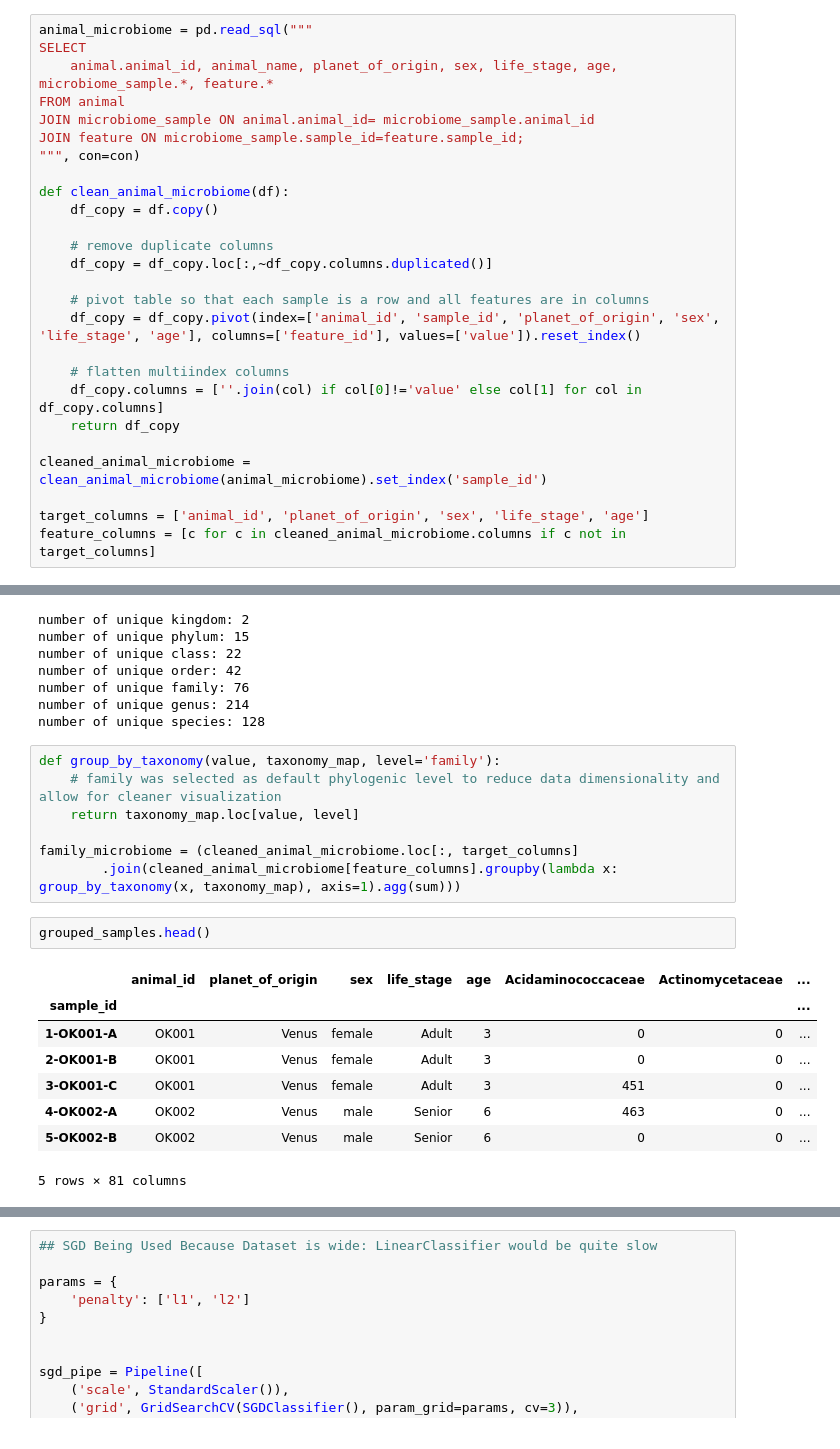
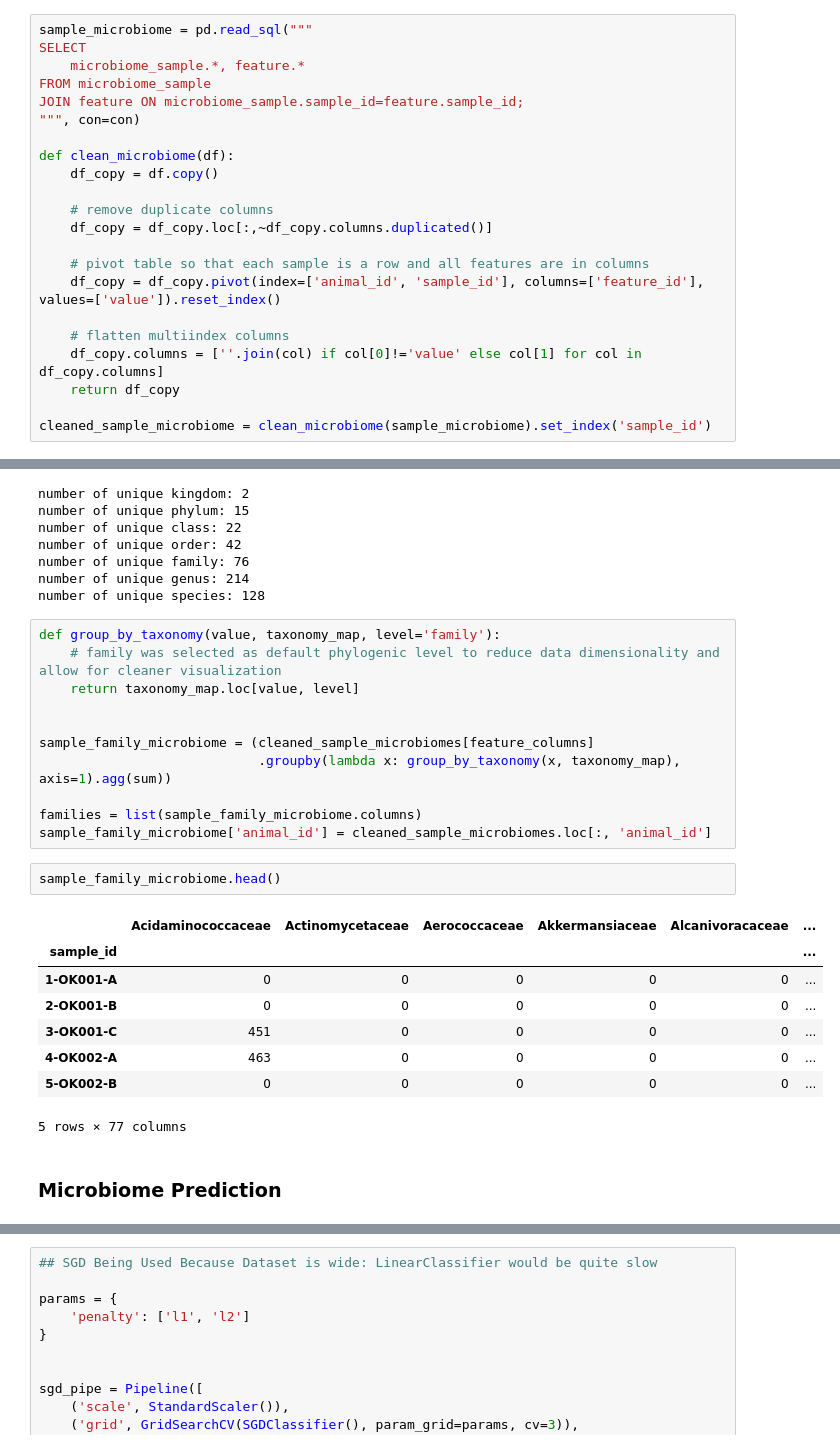
Before and after one commit to sjmignot/cosmic-zoo, a Jupyter notebook: cosmic-zoo.ipynb, the cells around one changed output, grey strips where cells are left out. Drawn from its saved outputs; the diff is of its cells as text.

```diff
--- a/cosmic-zoo.ipynb
+++ b/cosmic-zoo.ipynb
@@ -271,27 +261,23 @@ plt.grid(True)
 # %%
-animal_microbiome = pd.read_sql("""
+sample_microbiome = pd.read_sql("""
 SELECT
-    animal.animal_id, animal_name, planet_of_origin, sex, life_stage, age, microbiome_sample.*, feature.*
-FROM animal
-JOIN microbiome_sample ON animal.animal_id= microbiome_sample.animal_id
+    microbiome_sample.*, feature.*
+FROM microbiome_sample
 JOIN feature ON microbiome_sample.sample_id=feature.sample_id;
 """, con=con)
 
-def clean_animal_microbiome(df):
+def clean_microbiome(df):
     df_copy = df.copy()
 
     # remove duplicate columns
     df_copy = df_copy.loc[:,~df_copy.columns.duplicated()]
 
     # pivot table so that each sample is a row and all features are in columns
-    df_copy = df_copy.pivot(index=['animal_id', 'sample_id', 'planet_of_origin', 'sex', 'life_stage', 'age'], columns=['feature_id'], values=['value']).reset_index()
+    df_copy = df_copy.pivot(index=['animal_id', 'sample_id'], columns=['feature_id'], values=['value']).reset_index()
 
     # flatten multiindex columns
     df_copy.columns = [''.join(col) if col[0]!='value' else col[1] for col in df_copy.columns]
     return df_copy
 
-cleaned_animal_microbiome = clean_animal_microbiome(animal_microbiome).set_index('sample_id')
-
-target_columns = ['animal_id', 'planet_of_origin', 'sex', 'life_stage', 'age']
-feature_columns = [c for c in cleaned_animal_microbiome.columns if c not in target_columns]
+cleaned_sample_microbiome = clean_microbiome(sample_microbiome).set_index('sample_id')
 # %%
@@ -347,16 +326,22 @@ def group_by_taxonomy(value, taxonomy_map, level='family'):
     # family was selected as default phylogenic level to reduce data dimensionality and allow for cleaner visualization
     return taxonomy_map.loc[value, level]
 
-family_microbiome = (cleaned_animal_microbiome.loc[:, target_columns]
-        .join(cleaned_animal_microbiome[feature_columns].groupby(lambda x: group_by_taxonomy(x, taxonomy_map), axis=1).agg(sum)))
+
+sample_family_microbiome = (cleaned_sample_microbiomes[feature_columns]
+                            .groupby(lambda x: group_by_taxonomy(x, taxonomy_map), axis=1).agg(sum))
+
+families = list(sample_family_microbiome.columns)
+sample_family_microbiome['animal_id'] = cleaned_sample_microbiomes.loc[:, 'animal_id']
 # %%
-grouped_samples.head()
+sample_family_microbiome.head()
 # %% [output]
-|  | animal_id | planet_of_origin | sex | life_stage | age | Acidaminococcaceae | Actinomycetaceae | ... |
-| sample_id |  |  |  |  |  |  |  | ... |
-| 1-OK001-A | OK001 | Venus | female | Adult | 3 | 0 | 0 | ... |
-| 2-OK001-B | OK001 | Venus | female | Adult | 3 | 0 | 0 | ... |
-| 3-OK001-C | OK001 | Venus | female | Adult | 3 | 451 | 0 | ... |
-| 4-OK002-A | OK002 | Venus | male | Senior | 6 | 463 | 0 | ... |
-| 5-OK002-B | OK002 | Venus | male | Senior | 6 | 0 | 0 | ... |
+|  | Acidaminococcaceae | Actinomycetaceae | Aerococcaceae | Akkermansiaceae | Alcanivoracaceae | ... |
+| sample_id |  |  |  |  |  | ... |
+| 1-OK001-A | 0 | 0 | 0 | 0 | 0 | ... |
+| 2-OK001-B | 0 | 0 | 0 | 0 | 0 | ... |
+| 3-OK001-C | 451 | 0 | 0 | 0 | 0 | ... |
+| 4-OK002-A | 463 | 0 | 0 | 0 | 0 | ... |
+| 5-OK002-B | 0 | 0 | 0 | 0 | 0 | ... |
-5 rows × 81 columns
+5 rows × 77 columns
+# %% [markdown]
+### Microbiome Prediction
```
Also changed, not shown: parts of 48 cells of this notebook.
